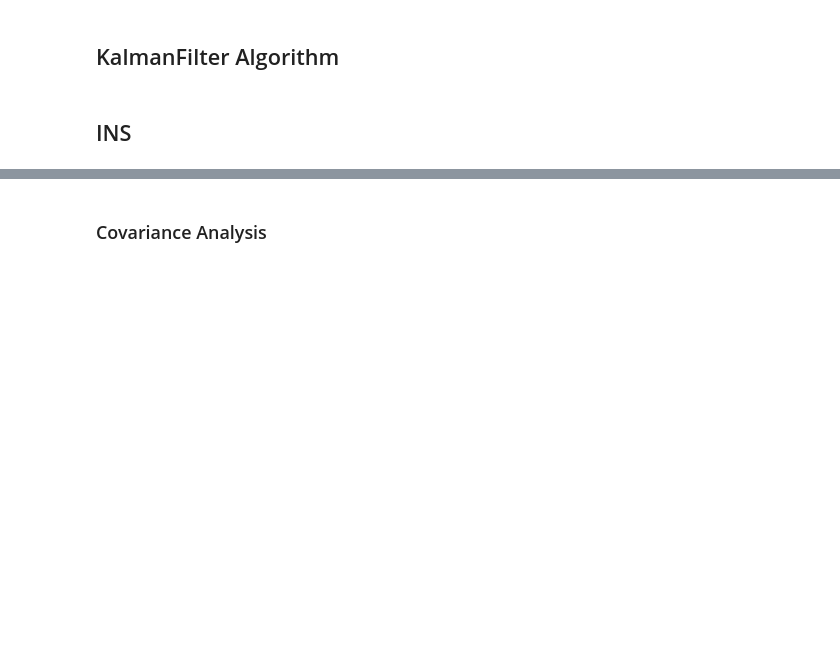
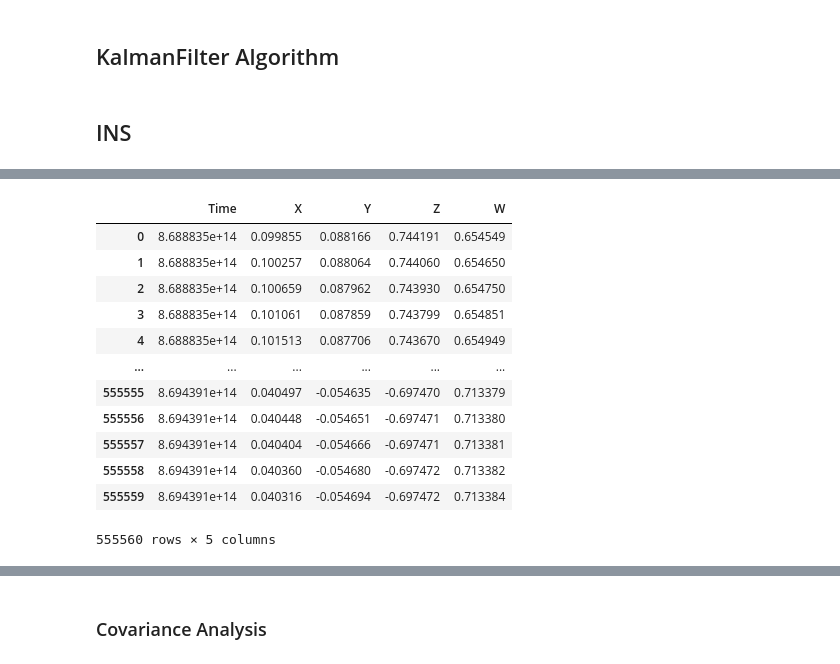
Before and after one commit to JaehoJang-Ipinlabs/ipinlabs.sensorio, a Jupyter notebook: KF_refactoring.ipynb, the cells around one changed output, grey strips where cells are left out. Drawn from its saved outputs; the diff is of its cells as text; code cells hidden in the pictures; blank space fills up the shorter version.

```diff
--- a/KF_refactoring.ipynb
+++ b/KF_refactoring.ipynb
@@ -701,0 +787,16 @@ NameError: name 'dt' is not defined
+# %%
+grv
+# %% [output]
+|  | Time | X | Y | Z | W |
+| 0 | 8.688835e+14 | 0.099855 | 0.088166 | 0.744191 | 0.654549 |
+| 1 | 8.688835e+14 | 0.100257 | 0.088064 | 0.744060 | 0.654650 |
+| 2 | 8.688835e+14 | 0.100659 | 0.087962 | 0.743930 | 0.654750 |
+| 3 | 8.688835e+14 | 0.101061 | 0.087859 | 0.743799 | 0.654851 |
+| 4 | 8.688835e+14 | 0.101513 | 0.087706 | 0.743670 | 0.654949 |
+| ... | ... | ... | ... | ... | ... |
+| 555555 | 8.694391e+14 | 0.040497 | -0.054635 | -0.697470 | 0.713379 |
+| 555556 | 8.694391e+14 | 0.040448 | -0.054651 | -0.697471 | 0.713380 |
+| 555557 | 8.694391e+14 | 0.040404 | -0.054666 | -0.697471 | 0.713381 |
+| 555558 | 8.694391e+14 | 0.040360 | -0.054680 | -0.697472 | 0.713382 |
+| 555559 | 8.694391e+14 | 0.040316 | -0.054694 | -0.697472 | 0.713384 |
+555560 rows × 5 columns
```
Also changed, not shown: parts of 12 cells of this notebook.
